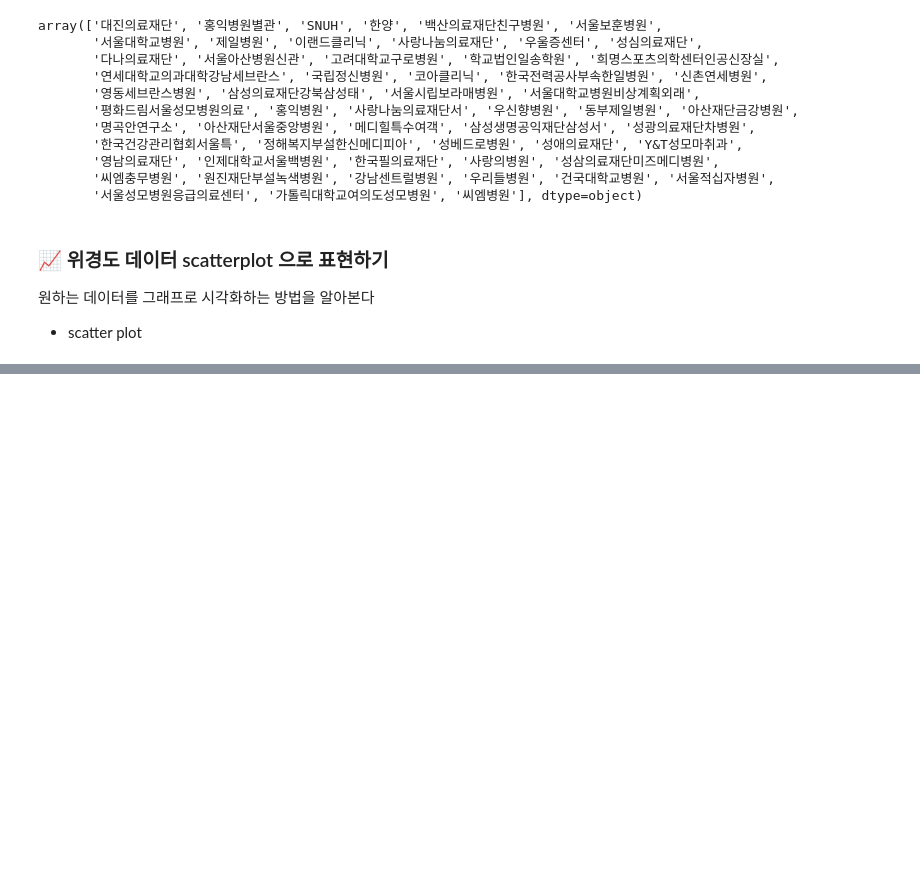
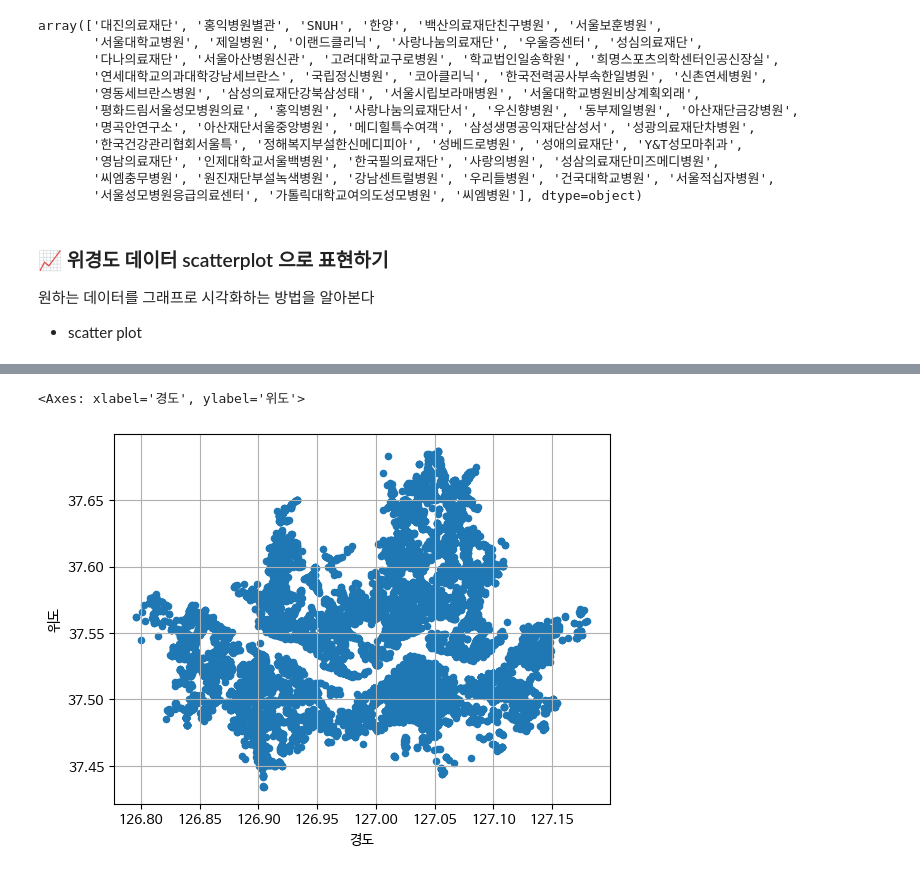
Before and after one commit to wldud01/BoostCourse-DataScience, a Jupyter notebook: Course2_Analysis_Seoul_hospital.ipynb, the cells around one changed output, grey strips where cells are left out. Saved outputs shown, nothing was run; the diff lists cells and outputs as text; code cells hidden in the pictures; blank space fills up the shorter version.

```diff
--- a/Course2_Analysis_Seoul_hospital.ipynb
+++ b/Course2_Analysis_Seoul_hospital.ipynb
@@ -723,0 +756,6 @@ array(['대진의료재단', '홍익병원별관', 'SNUH', '한양', '백산의
+# %%
+# pandas로 위도와 경도 표시하기
+df_seoul[["경도","위도","시군구명"]].plot.scatter(x="경도", y="위도", grid=True)
+# %% [output]
+<Axes: xlabel='경도', ylabel='위도'>
+[figure, added]
```
Also changed, not shown: parts of 19 cells of this notebook.
